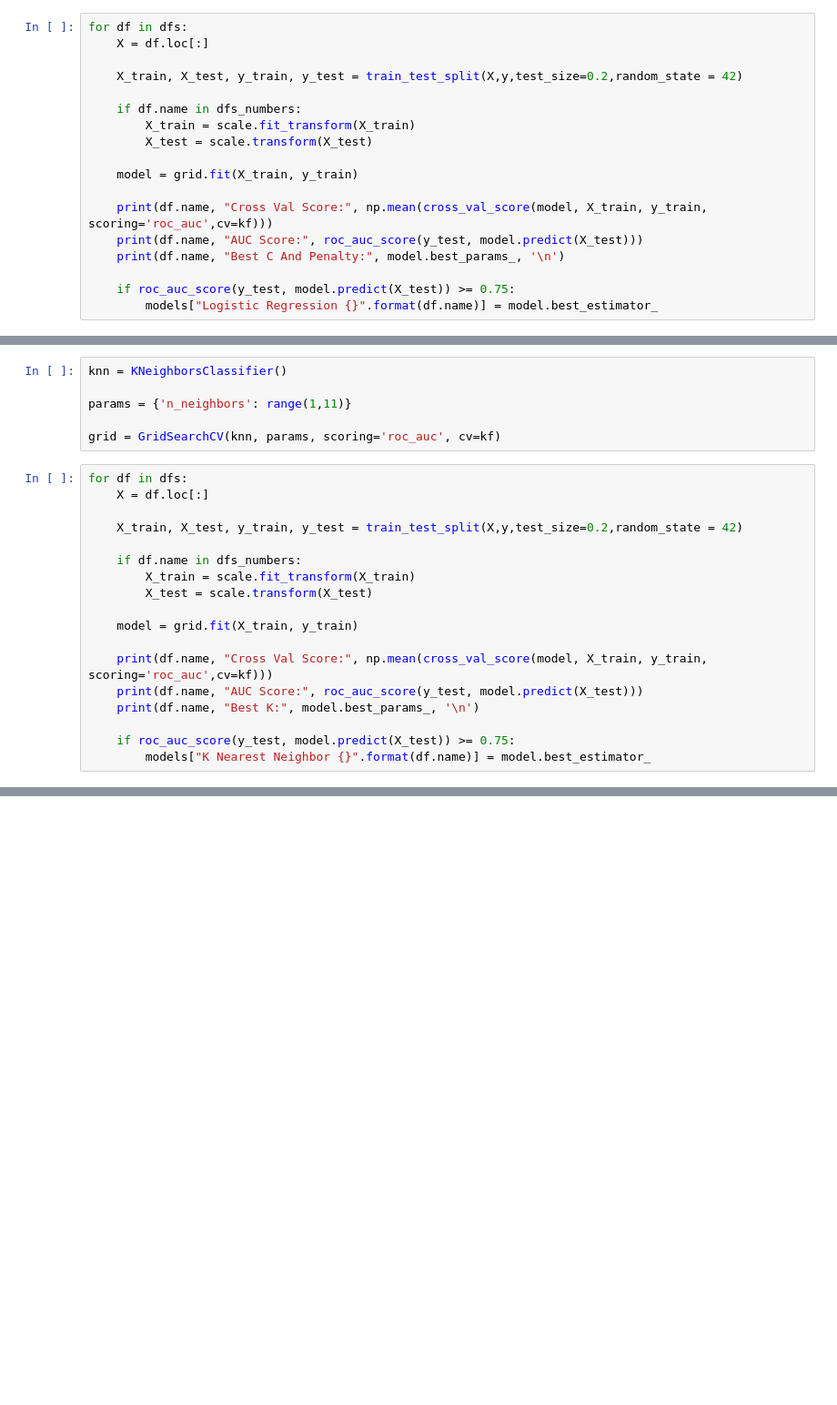
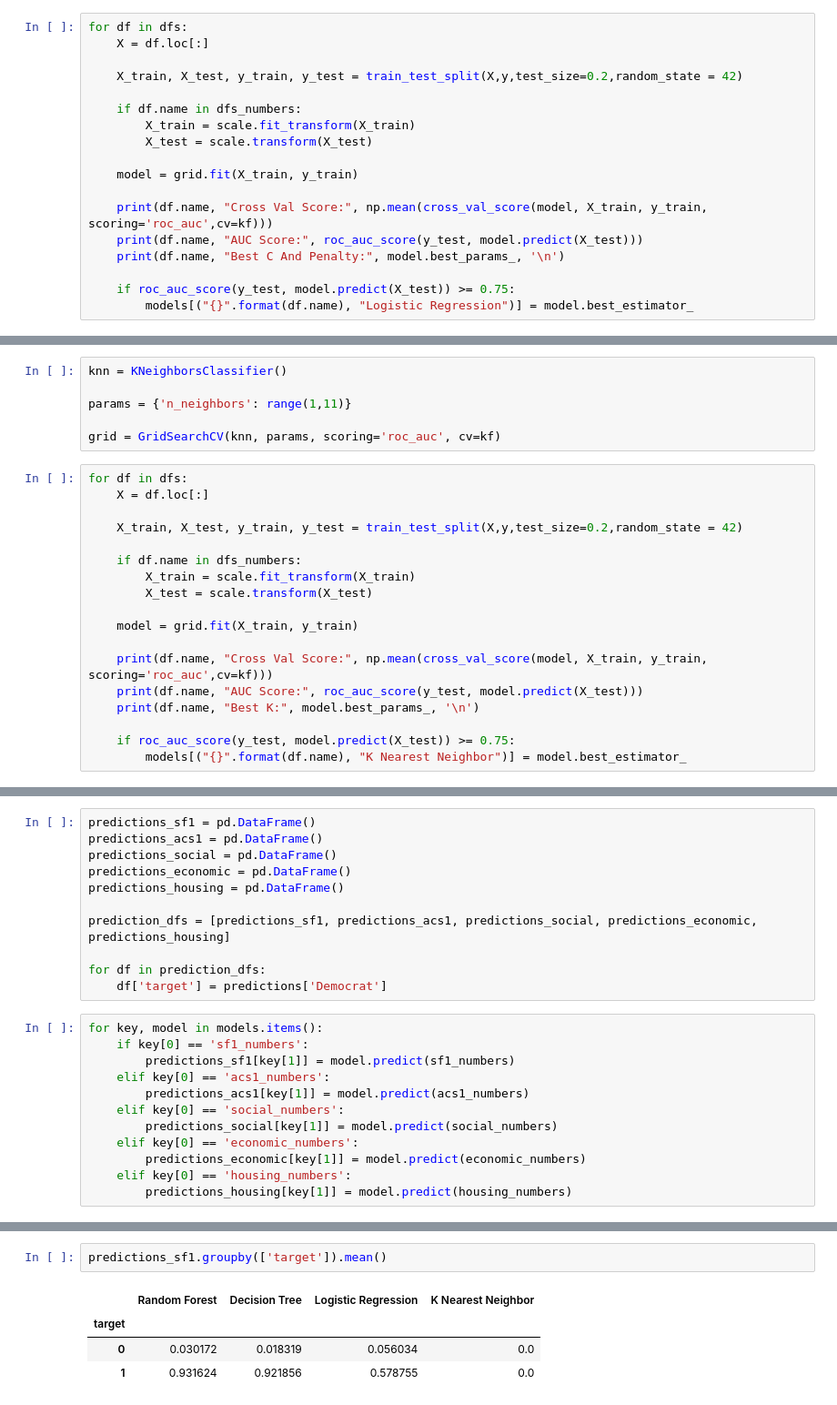
Before and after one commit to stephenilhardt/Classifying-Congressional-Districts, a Jupyter notebook: modeling_07.ipynb, the cells around one changed output, grey strips where cells are left out. Shown at 91% size. Drawn from its saved outputs; the diff is of its cells as text; blank space fills up the shorter version.

Commit message:
created modeling table

```diff
--- a/modeling_07.ipynb
+++ b/modeling_07.ipynb
@@ -267,4 +301,4 @@ for df in dfs:
     print(df.name, "Best C And Penalty:", model.best_params_, '\n')
 
     if roc_auc_score(y_test, model.predict(X_test)) >= 0.75:
-        models["Logistic Regression {}".format(df.name)] = model.best_estimator_
+        models[("{}".format(df.name), "Logistic Regression")] = model.best_estimator_
@@ -291,4 +345,4 @@ for df in dfs:
     print(df.name, "Best K:", model.best_params_, '\n')
 
     if roc_auc_score(y_test, model.predict(X_test)) >= 0.75:
-        models["K Nearest Neighbor {}".format(df.name)] = model.best_estimator_
+        models[("{}".format(df.name), "K Nearest Neighbor")] = model.best_estimator_
@@ -294,0 +389,23 @@ for df in dfs:
+# %%
+predictions_sf1 = pd.DataFrame()
+predictions_acs1 = pd.DataFrame()
+predictions_social = pd.DataFrame()
+predictions_economic = pd.DataFrame()
+predictions_housing = pd.DataFrame()
+
+prediction_dfs = [predictions_sf1, predictions_acs1, predictions_social, predictions_economic, predictions_housing]
+
+for df in prediction_dfs:
+    df['target'] = predictions['Democrat']
+# %%
+for key, model in models.items():
+    if key[0] == 'sf1_numbers':
+        predictions_sf1[key[1]] = model.predict(sf1_numbers)
+    elif key[0] == 'acs1_numbers':
+        predictions_acs1[key[1]] = model.predict(acs1_numbers)
+    elif key[0] == 'social_numbers':
+        predictions_social[key[1]] = model.predict(social_numbers)
+    elif key[0] == 'economic_numbers':
+        predictions_economic[key[1]] = model.predict(economic_numbers)
+    elif key[0] == 'housing_numbers':
+        predictions_housing[key[1]] = model.predict(housing_numbers)
@@ -294,0 +435,7 @@ for df in dfs:
+# %%
+predictions_sf1.groupby(['target']).mean()
+# %% [output]
+|  | Random Forest | Decision Tree | Logistic Regression | K Nearest Neighbor |
+| target |  |  |  |  |
+| 0 | 0.030172 | 0.018319 | 0.056034 | 0.0 |
+| 1 | 0.931624 | 0.921856 | 0.578755 | 0.0 |
```
Also changed, not shown: parts of 10 cells of this notebook.
